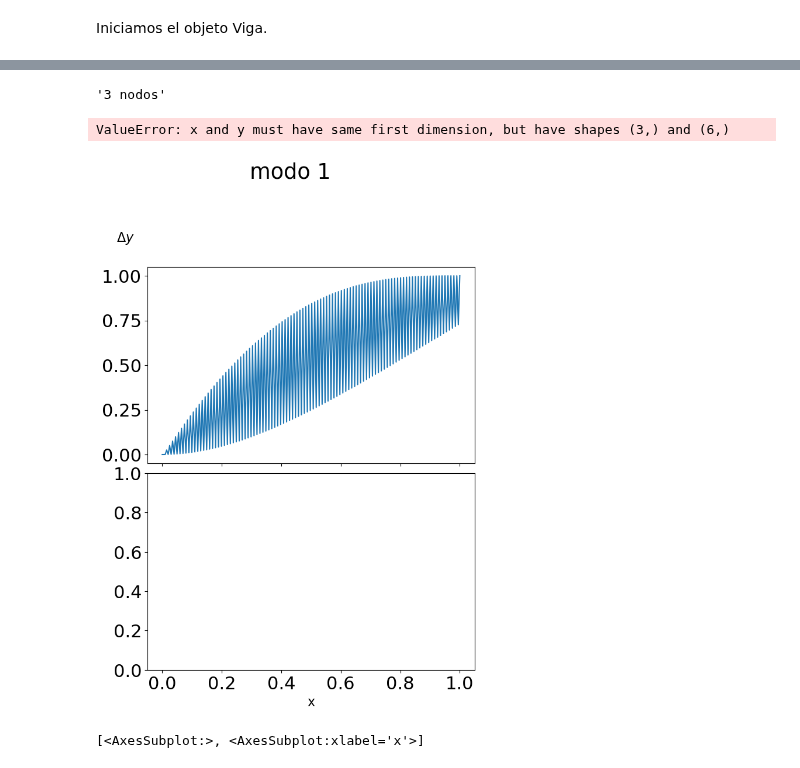
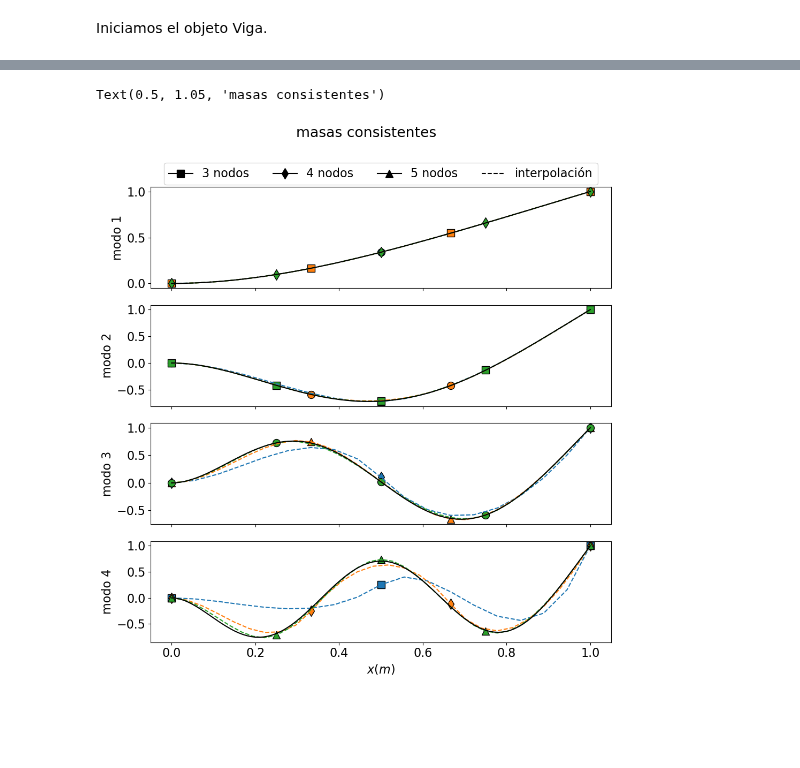
Before and after one commit to Modelizacion-de-Materiales/ModelizacionSolucionProblemas, a Jupyter notebook: Guia4-MEF-dt/Guia4-python/Ejercicio1/Ejercicio1.ipynb, the cells around one changed output, grey strips where cells are left out. Cells and saved outputs as stored; diff of their text form; code cells hidden in the pictures; blank space fills up the shorter version.

```diff
--- a/Guia4-MEF-dt/Guia4-python/Ejercicio1/Ejercicio1.ipynb
+++ b/Guia4-MEF-dt/Guia4-python/Ejercicio1/Ejercicio1.ipynb
@@ -103,9 +44,0 @@ for mode in modes:
-# %%
-ls[0][0].get_label()
-# %% [output]
-'3 nodos'
-# %%
-fig = pf.plotmodes(MODES, [2, 3, 4], dv, labels, modo_name, modo = modo , glstep=1)
-# %% [output]
-ValueError: x and y must have same first dimension, but have shapes (3,) and (6,)
-[figure, removed]
@@ -114,4 +45,10 @@ ValueError: x and y must have same first dimension, but have shapes (3,) and (6,
-# %%
-fig[0].get_axes()
-# %% [output]
-[<AxesSubplot:>, <AxesSubplot:xlabel='x'>]
+# %%
+x, y, xx, yy = V.InterpolateAllElements(d_cons, modes, interpolators=interpolators, _glxn= glxn)
+# %%
+fig, ax = V.plot_modes(modes, x,y,xx,yy)
+for m, tax in enumerate(ax):
+    axes = tax.plot(xv, dv[::glxn,m]/dv[-glxn,m], 'k')
+fig.suptitle('masas consistentes', y=1.05)
+# %% [output]
+Text(0.5, 1.05, 'masas consistentes')
+[figure, added]
```
Also changed, not shown: parts of 20 cells of this notebook, 2 other files.
